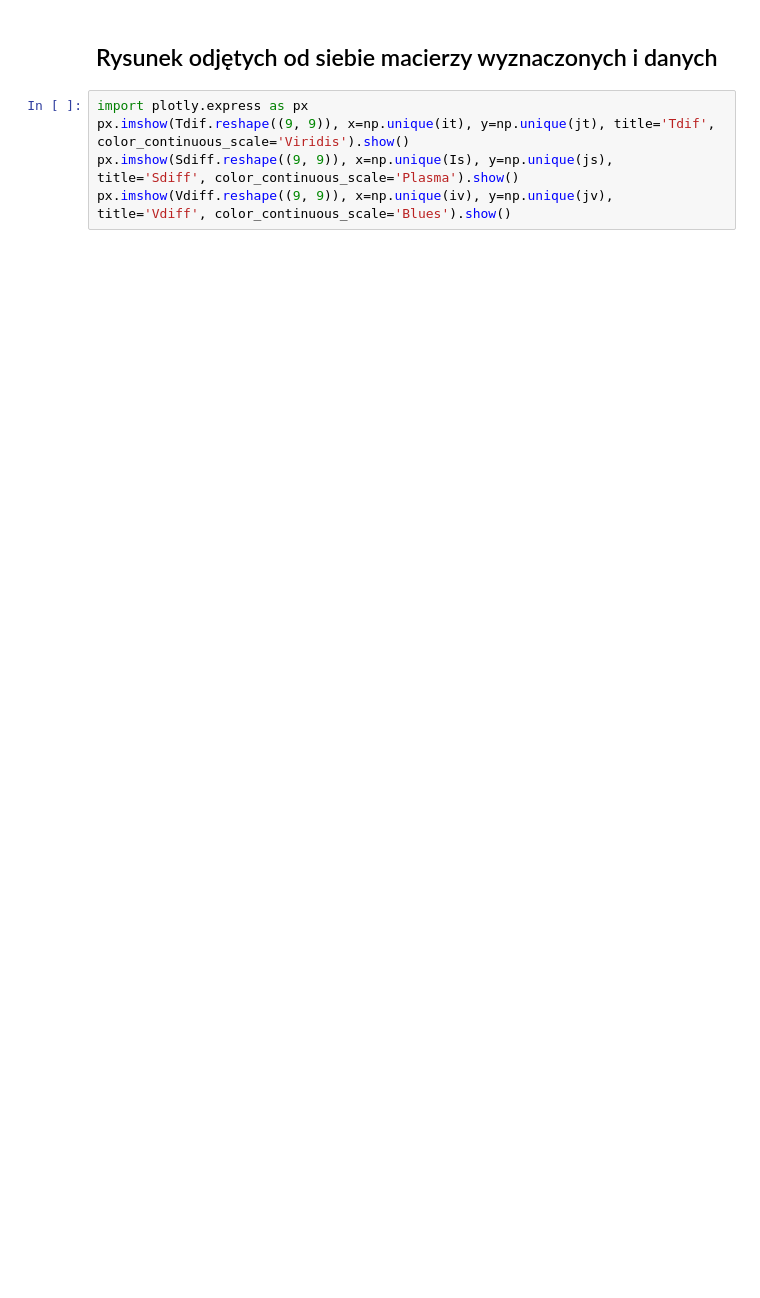
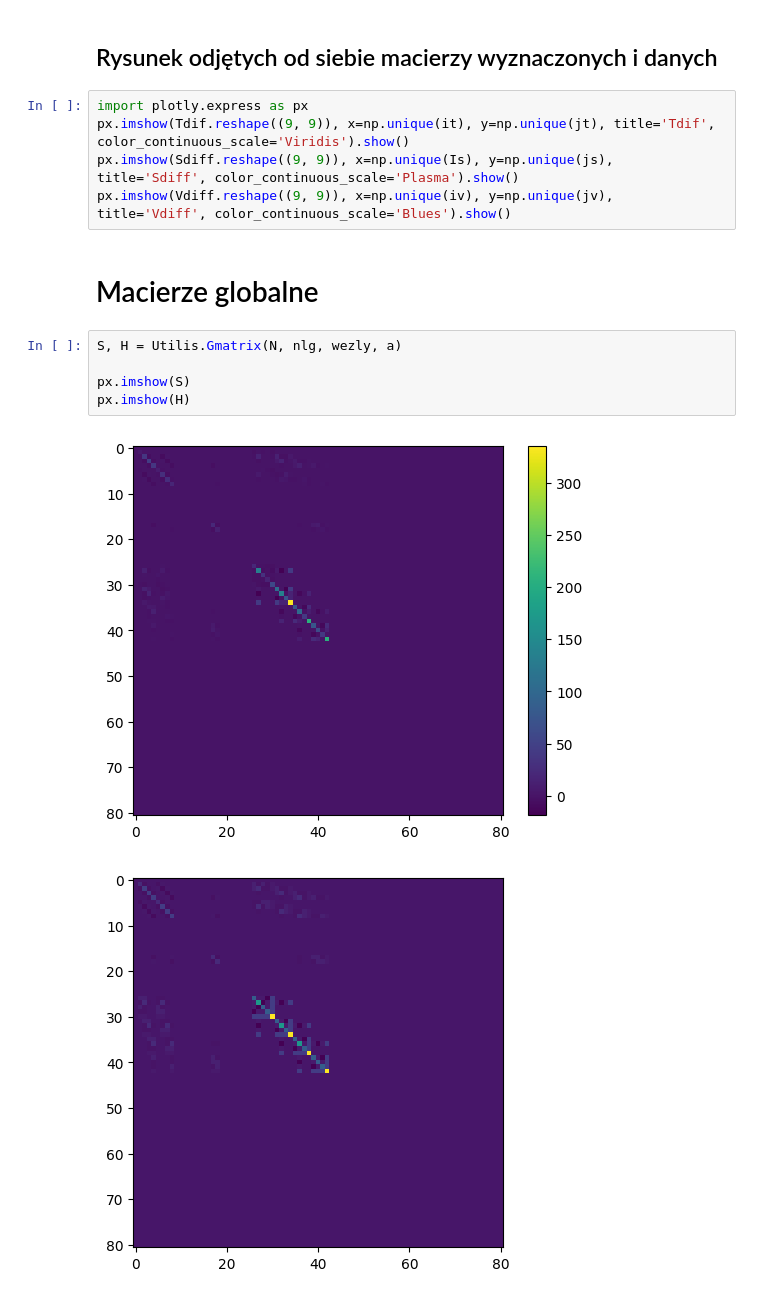
Before and after one commit to Yepthatsit/ProjektMofit, a Jupyter notebook: raport.ipynb, the cells around one changed output. Saved outputs shown, nothing was run; the diff lists cells and outputs as text; blank space fills up the shorter version.

Commit message:
global matixes

```diff
--- a/raport.ipynb
+++ b/raport.ipynb
@@ -123,3 +93,13 @@ import plotly.express as px
 px.imshow(Tdif.reshape((9, 9)), x=np.unique(it), y=np.unique(jt), title='Tdif', color_continuous_scale='Viridis').show()
 px.imshow(Sdiff.reshape((9, 9)), x=np.unique(Is), y=np.unique(js), title='Sdiff', color_continuous_scale='Plasma').show()
 px.imshow(Vdiff.reshape((9, 9)), x=np.unique(iv), y=np.unique(jv), title='Vdiff', color_continuous_scale='Blues').show()
+# %% [markdown]
+# Macierze globalne
+# %%
+S, H = Utilis.Gmatrix(N, nlg, wezly, a)
+
+px.imshow(S)
+px.imshow(H)
+# %% [output]
+[figure, added]
+[figure, added]
```
Also changed, not shown: parts of 4 cells of this notebook, 1 other file.
